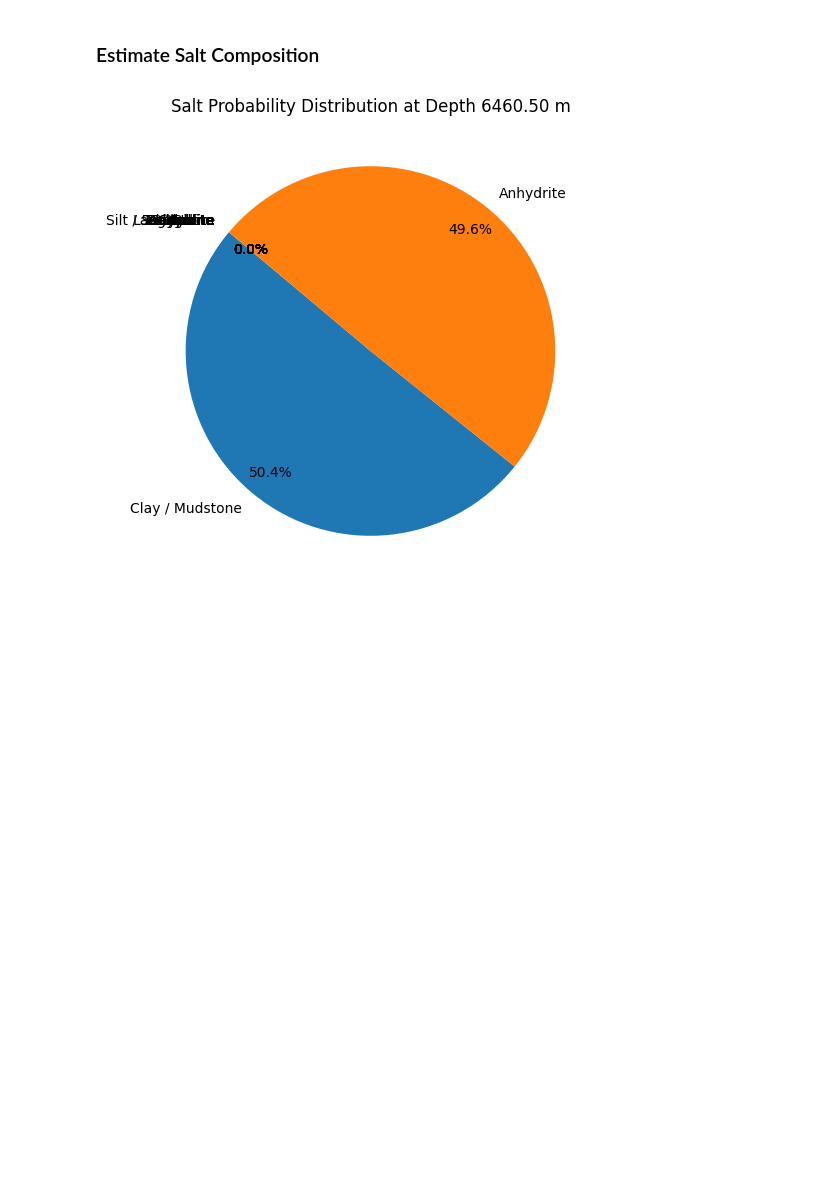
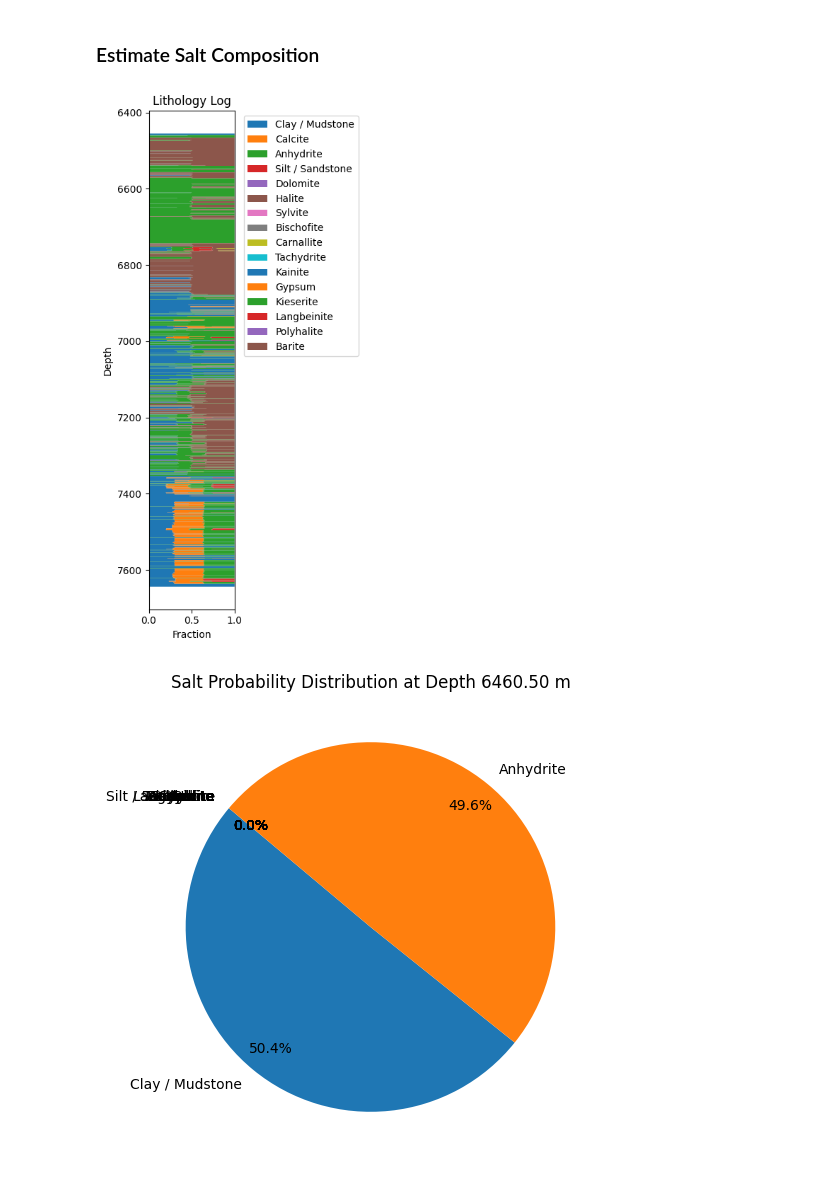
Before and after one commit to HarrisEdlmannQR/salt-lithology-model, a Jupyter notebook: model.ipynb, the cells around one changed output. Saved outputs shown, nothing was run; the diff lists cells and outputs as text; code cells hidden in the pictures; blank space fills up the shorter version.

```diff
--- a/model.ipynb
+++ b/model.ipynb
@@ -33,7 +33,7 @@ class SaltOccurrences:
 # %% [markdown]
 #### Field Measurement
 # %%
-data_file = r"C:\Users\HarrisEdlmann\PycharmProjects\salt-lithology-model\data\Salt_Lithology_Mapping_Model.xlsx"
+data_file = "data/Salt_Lithology_Mapping_Model.xlsx"
 
 RUDSTON_2_DATA = pd.read_excel(
     data_file,
@@ -500,3 +516,61 @@ results_df = pd.DataFrame(results)
+# %%
+# Plot lithology graph
+
+import ast
+
+def parse_model(x):
+    if isinstance(x, str):   # string like "OrderedDict({...})"
+        # Strip the "OrderedDict(" and closing ")"
+        if x.startswith("OrderedDict("):
+            x = x[len("OrderedDict("):-1]
+        return eval(x)   # safe here because input is controlled (comes from your code)
+    elif isinstance(x, (dict, OrderedDict)):
+        return dict(x)
+    else:
+        raise ValueError(f"Unexpected type: {type(x)}")
+
+# --- Load/prepare your dataframe ---
+# df = pd.read_csv("your_file.csv")
+results_df["Model"] = results_df["Model"].apply(parse_model)
+expanded = results_df["Model"].apply(pd.Series)
+data = pd.concat([results_df["Depth"], expanded], axis=1)
+
+# Normalize rows to fractions
+fractions = data.drop(columns="Depth").div(data.drop(columns="Depth").sum(axis=1), axis=0)
+
+depth = data["Depth"].values
+lithologies = fractions.columns
+
+# --- Lithology strip log plot ---
+fig, ax = plt.subplots(figsize=(4, 8))
+
+# Keep track of bottom/top for each lithology
+cumulative = np.zeros(len(depth))
+
+for lith in lithologies:
+    values = fractions[lith].values
+    ax.fill_betweenx(
+        depth,
+        cumulative,
+        cumulative + values,
+        label=lith,
+        step="mid"  # makes rectangular step-like blocks
+    )
+    cumulative += values
+
+# Invert so depth increases downward
+ax.invert_yaxis()
+
+ax.set_xlim(0, 1)
+ax.set_xlabel("Fraction")
+ax.set_ylabel("Depth")
+ax.set_title("Lithology Log")
+ax.legend(loc="upper left", bbox_to_anchor=(1.05, 1.0))
+
+plt.tight_layout()
+plt.show()
+# %% [output]
+[figure, added]
 # %%
 row = results_df[results_df["Depth"] == 6460.5].iloc[0]
 depth = row["Depth"]
```
Also changed, not shown: parts of 7 cells of this notebook.
